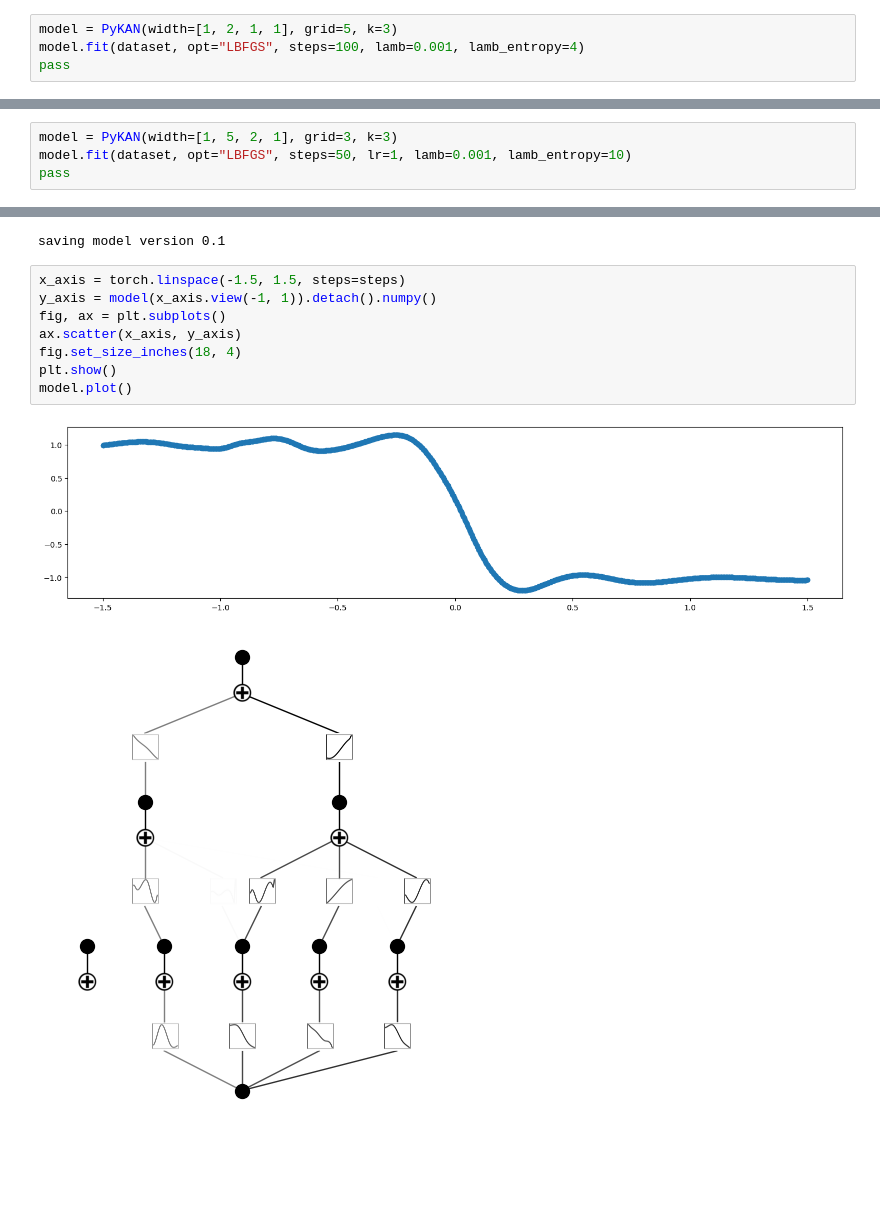
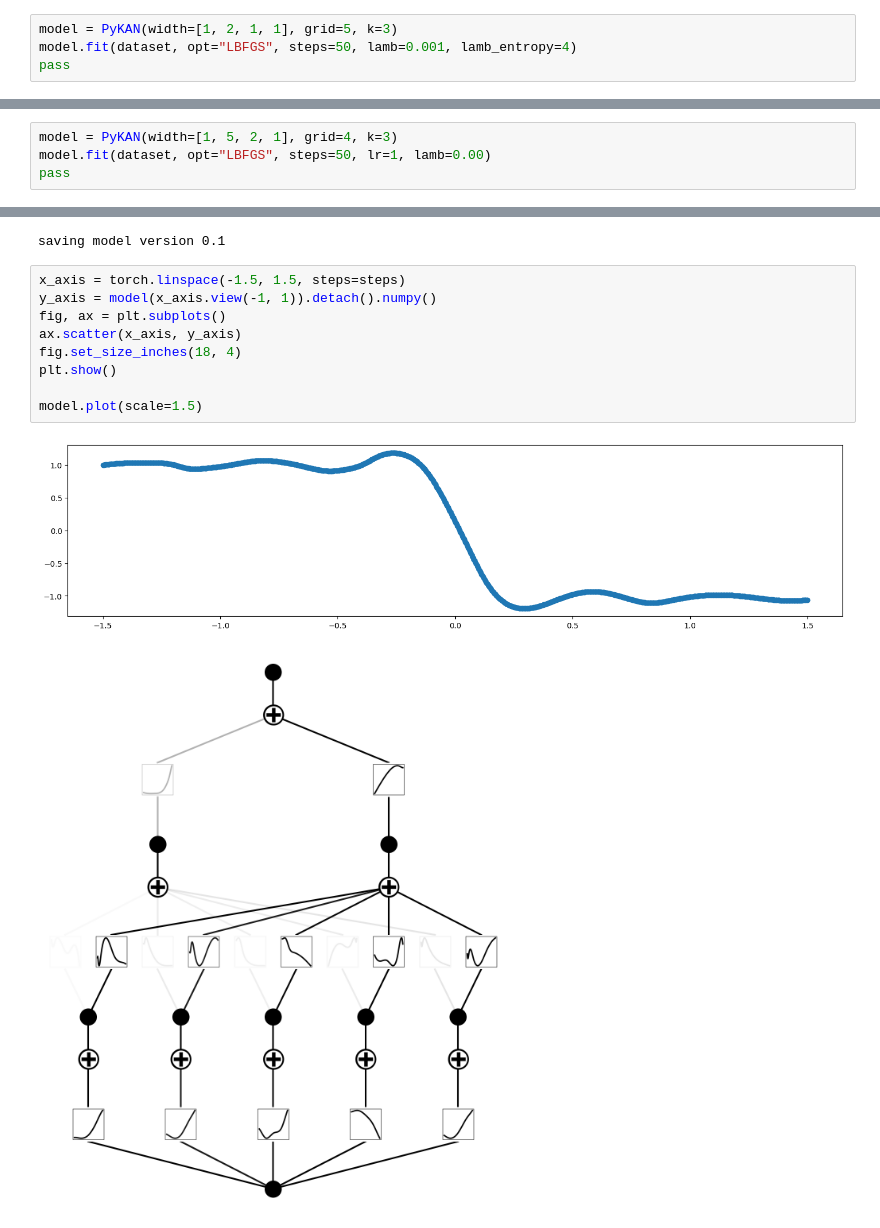
Before and after one commit to MrPio/KAN-Symbolic_Regression, a Jupyter notebook: Special_function.ipynb, the cells around one changed output, grey strips where cells are left out. Saved outputs shown, nothing was run; the diff lists cells and outputs as text; blank space fills up the shorter version.

```diff
--- a/Special_function.ipynb
+++ b/Special_function.ipynb
@@ -43,7 +43,7 @@ plt.show()
 ## PyKAN training
 # %%
 model = PyKAN(width=[1, 2, 1, 1], grid=5, k=3)
-model.fit(dataset, opt="LBFGS", steps=100, lamb=0.001, lamb_entropy=4)
+model.fit(dataset, opt="LBFGS", steps=50, lamb=0.001, lamb_entropy=4)
 pass
 # %% [output]
 checkpoint directory created: ./model
@@ -151,8 +151,8 @@ plt.show()
 # %% [markdown]
 ## A more complex KAN
 # %%
-model = PyKAN(width=[1, 5, 2, 1], grid=3, k=3)
-model.fit(dataset, opt="LBFGS", steps=50, lr=1, lamb=0.001, lamb_entropy=10)
+model = PyKAN(width=[1, 5, 2, 1], grid=4, k=3)
+model.fit(dataset, opt="LBFGS", steps=50, lr=1, lamb=0.00)
 pass
 # %% [output]
 checkpoint directory created: ./model
@@ -161,11 +161,12 @@ saving model version 0.1
 # %%
 x_axis = torch.linspace(-1.5, 1.5, steps=steps)
 y_axis = model(x_axis.view(-1, 1)).detach().numpy()
 fig, ax = plt.subplots()
 ax.scatter(x_axis, y_axis)
 fig.set_size_inches(18, 4)
 plt.show()
-model.plot()
+
+model.plot(scale=1.5)
 # %% [output]
-[figure, old version]
+[figure, new version]
-[figure, old version]
+[figure, new version]
```
Also changed, not shown: parts of 1 cell of this notebook, 27 other files.
